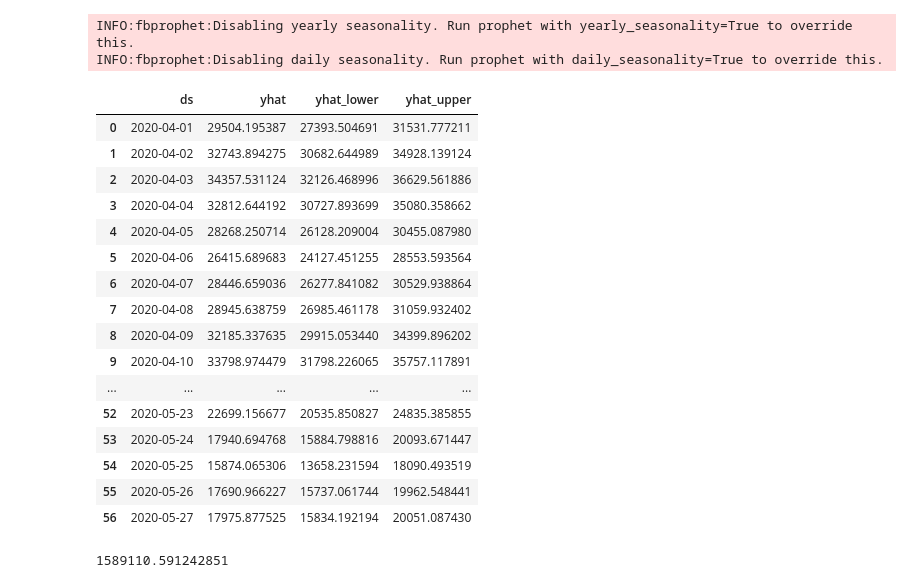
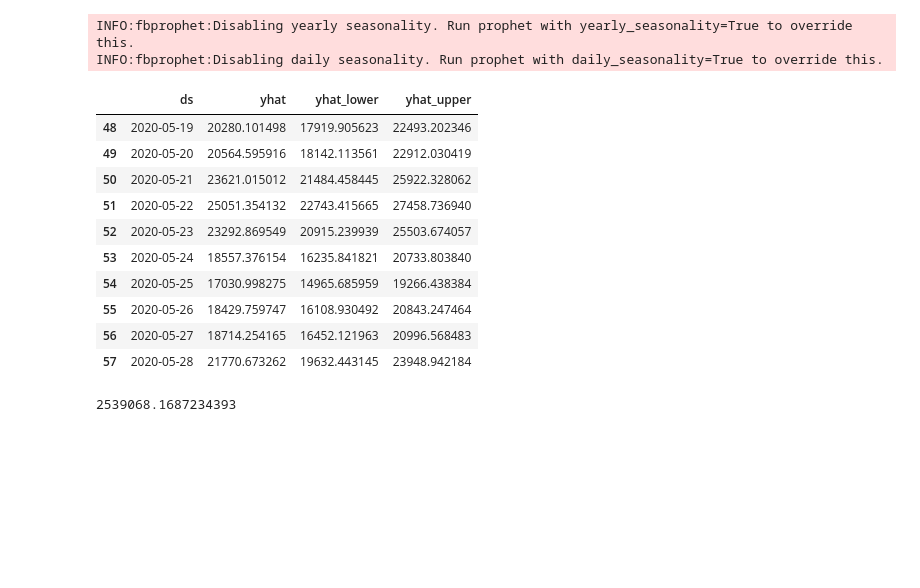
Before and after one commit to JoshuaFarmerATX/ehaarmanny_ML_App, a Jupyter notebook: Notebooks/Sinah_fbprophet.ipynb, the cells around one changed output. Cells and saved outputs as stored; diff of their text form; code cells hidden in the pictures; blank space fills up the shorter version.

```diff
--- a/Notebooks/Sinah_fbprophet.ipynb
+++ b/Notebooks/Sinah_fbprophet.ipynb
@@ -264,45 +262,39 @@ df_prophet2
 # %%
 prophet = Prophet()
 prophet.fit(df_prophet2)
 
 future = prophet.make_future_dataframe(periods=10)
 forecast = prophet.predict(future)
-forecast[['ds', 'yhat', 'yhat_lower', 'yhat_upper']]
+forecast[['ds', 'yhat', 'yhat_lower', 'yhat_upper']].tail(10)
 # %% [output]
 INFO:fbprophet:Disabling yearly seasonality. Run prophet with yearly_seasonality=True to override this.
 INFO:fbprophet:Disabling daily seasonality. Run prophet with daily_seasonality=True to override this.
 |  | ds | yhat | yhat_lower | yhat_upper |
-| 0 | 2020-04-01 | 29504.195387 | 27393.504691 | 31531.777211 |
-| 1 | 2020-04-02 | 32743.894275 | 30682.644989 | 34928.139124 |
-| 2 | 2020-04-03 | 34357.531124 | 32126.468996 | 36629.561886 |
-| 3 | 2020-04-04 | 32812.644192 | 30727.893699 | 35080.358662 |
-| 4 | 2020-04-05 | 28268.250714 | 26128.209004 | 30455.087980 |
-| 5 | 2020-04-06 | 26415.689683 | 24127.451255 | 28553.593564 |
-| 6 | 2020-04-07 | 28446.659036 | 26277.841082 | 30529.938864 |
-| 7 | 2020-04-08 | 28945.638759 | 26985.461178 | 31059.932402 |
-| 8 | 2020-04-09 | 32185.337635 | 29915.053440 | 34399.896202 |
-| 9 | 2020-04-10 | 33798.974479 | 31798.226065 | 35757.117891 |
-| ... | ... | ... | ... | ... |
-| 52 | 2020-05-23 | 22699.156677 | 20535.850827 | 24835.385855 |
-| 53 | 2020-05-24 | 17940.694768 | 15884.798816 | 20093.671447 |
-| 54 | 2020-05-25 | 15874.065306 | 13658.231594 | 18090.493519 |
-| 55 | 2020-05-26 | 17690.966227 | 15737.061744 | 19962.548441 |
-| 56 | 2020-05-27 | 17975.877525 | 15834.192194 | 20051.087430 |
+| 48 | 2020-05-19 | 20280.101498 | 17919.905623 | 22493.202346 |
+| 49 | 2020-05-20 | 20564.595916 | 18142.113561 | 22912.030419 |
+| 50 | 2020-05-21 | 23621.015012 | 21484.458445 | 25922.328062 |
+| 51 | 2020-05-22 | 25051.354132 | 22743.415665 | 27458.736940 |
+| 52 | 2020-05-23 | 23292.869549 | 20915.239939 | 25503.674057 |
+| 53 | 2020-05-24 | 18557.376154 | 16235.841821 | 20733.803840 |
+| 54 | 2020-05-25 | 17030.998275 | 14965.685959 | 19266.438384 |
+| 55 | 2020-05-26 | 18429.759747 | 16108.930492 | 20843.247464 |
+| 56 | 2020-05-27 | 18714.254165 | 16452.121963 | 20996.568483 |
+| 57 | 2020-05-28 | 21770.673262 | 19632.443145 | 23948.942184 |
 # %%
 ### MSE calculation for the last two weeks of data (for comparison with ARIMA model) ###
 
 prophet_yhat = forecast[['ds', 'yhat']].copy()
 prophet_yhat["ds"] = pd.to_datetime(prophet_yhat["ds"]).dt.date
-prophet_yhat = prophet_yhat.loc[prophet_yhat["ds"]>=datetime.date(2020,5,4)]
-prophet_yhat = prophet_yhat.loc[prophet_yhat["ds"]<=datetime.date(2020,5,17)]
+prophet_yhat = prophet_yhat.loc[prophet_yhat["ds"]>=datetime.date(2020,5,5)]
+prophet_yhat = prophet_yhat.loc[prophet_yhat["ds"]<=datetime.date(2020,5,18)]
 
 df_prophet2["ds"] = pd.to_datetime(df_prophet2["ds"]).dt.date
-df_prophet2 = df_prophet2.loc[df_prophet2["ds"]>=datetime.date(2020,5,4)]
-df_prophet2 = df_prophet2.loc[df_prophet2["ds"]<=datetime.date(2020,5,17)]
+df_prophet2 = df_prophet2.loc[df_prophet2["ds"]>=datetime.date(2020,5,5)]
+df_prophet2 = df_prophet2.loc[df_prophet2["ds"]<=datetime.date(2020,5,18)]
 
 mean_squared_error(df_prophet2["y"], prophet_yhat["yhat"])
 # %% [output]
-1589110.591242851
+2539068.1687234393
 # %%
 prophet_cases = prophet.plot(forecast)
 prophet_cases.savefig("prophet_cases.png")
```
Also changed, not shown: parts of 30 cells of this notebook, 9 other files.
